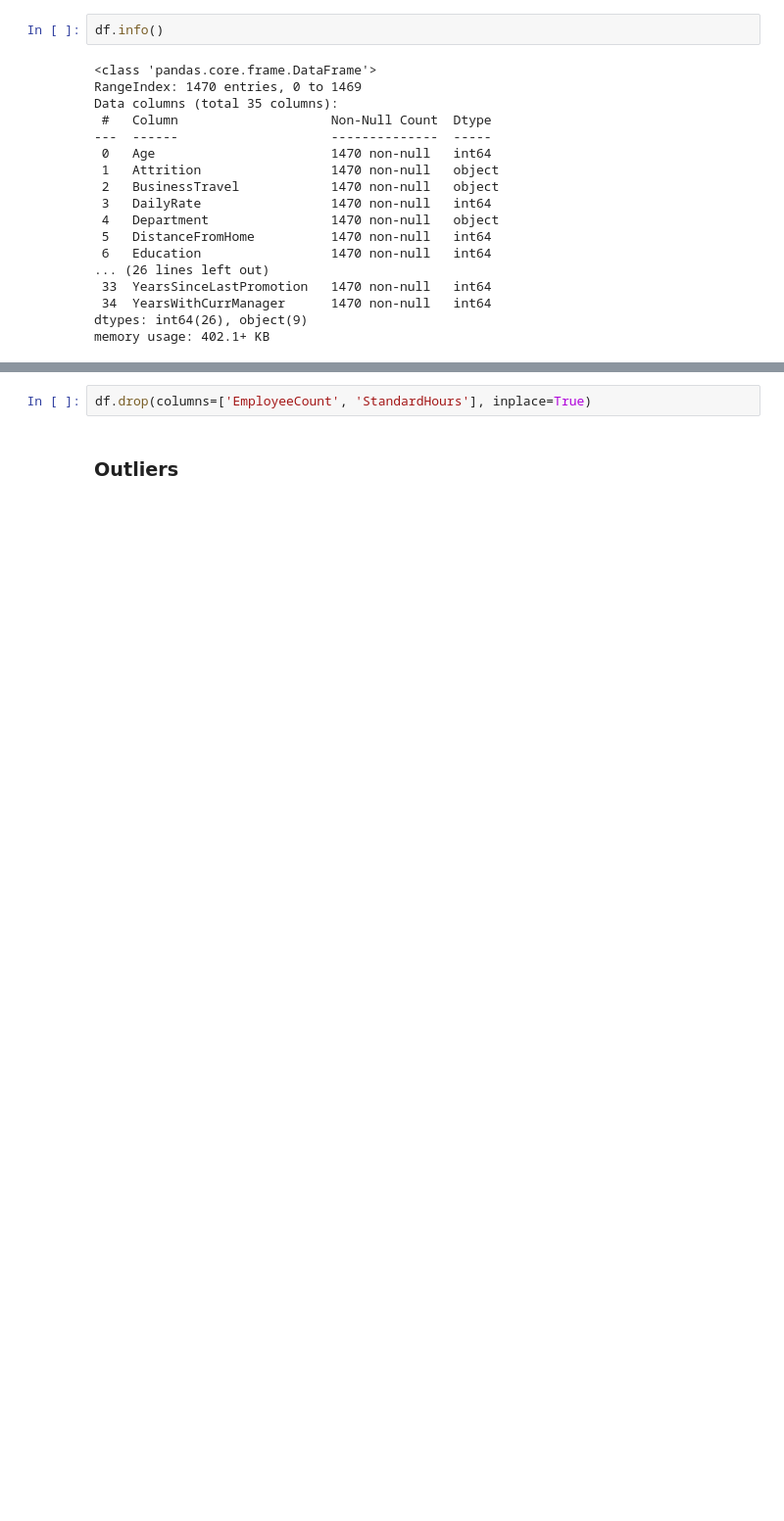
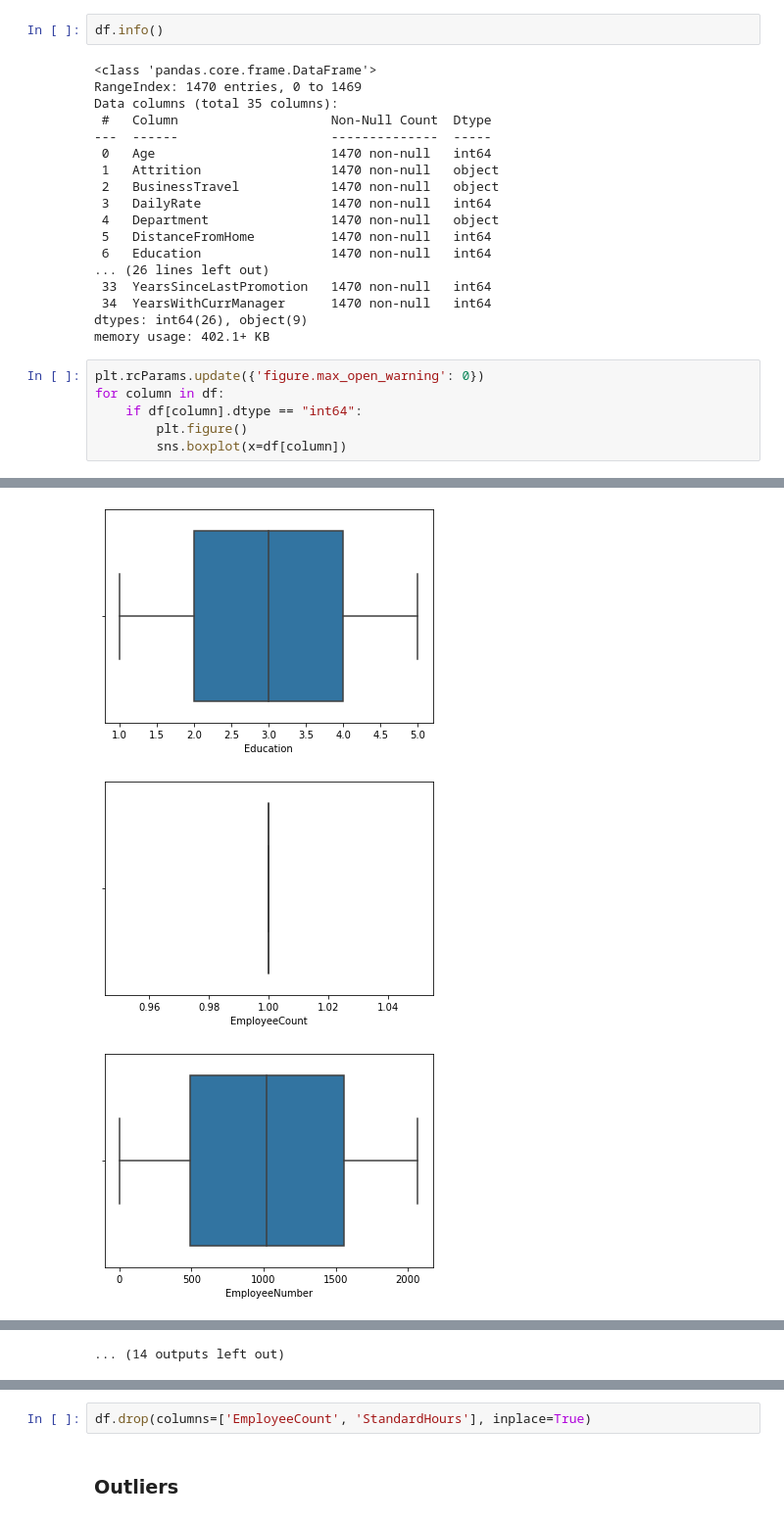
Before and after one commit to BenWSingleton/CS513FinalProject, a Jupyter notebook: FinalProject.ipynb, the cells around one changed output, grey strips where cells are left out. Shown at 98% size. Drawn from its saved outputs; the diff is of its cells as text; blank space fills up the shorter version.

```diff
--- a/FinalProject.ipynb
+++ b/FinalProject.ipynb
@@ -51,3 +80,10 @@ Data columns (total 35 columns):
  34  YearsWithCurrManager      1470 non-null   int64
 dtypes: int64(26), object(9)
 memory usage: 402.1+ KB
+# %%
+plt.rcParams.update({'figure.max_open_warning': 0})
+for column in df:
+    if df[column].dtype == "int64":
+        plt.figure()
+        sns.boxplot(x=df[column])
+# %% [output]
@@ -53,0 +93,3 @@ memory usage: 402.1+ KB
+[figure]
+[figure, new version]
+[figure, new version]
@@ -54 +102,2 @@ memory usage: 402.1+ KB
+... (14 outputs left out)
 # %% [markdown]
```
Also changed, not shown: parts of 16 cells of this notebook.
